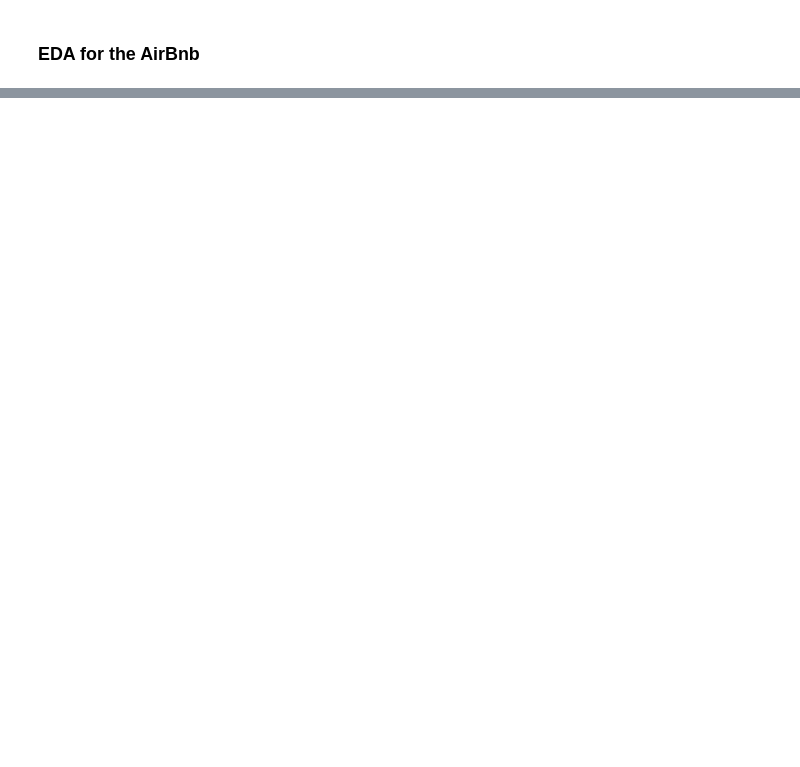
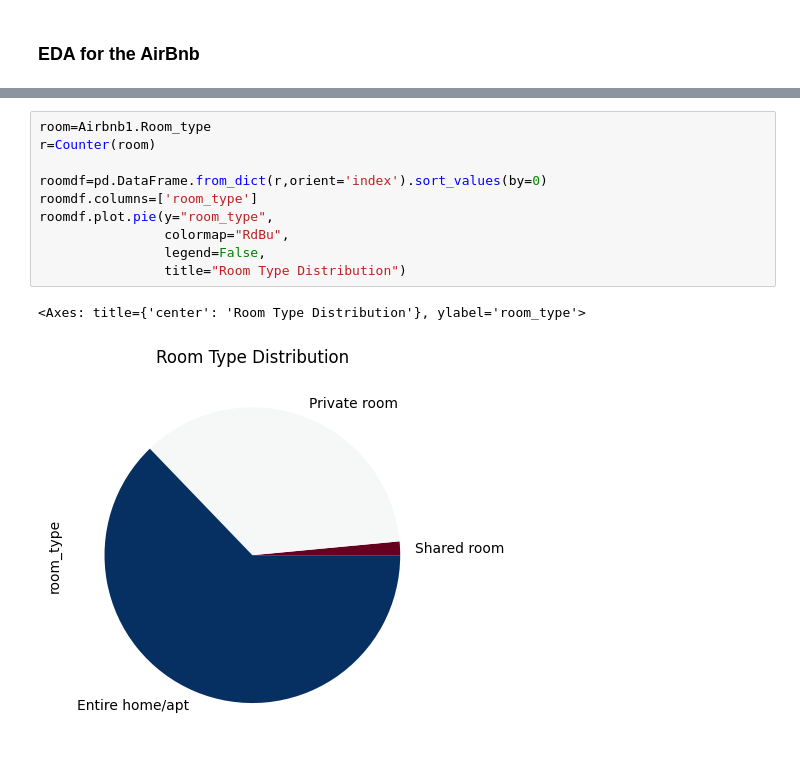
Before and after one commit to Narennrs1/Airbnb_data_analysis, a Jupyter notebook: airbnb.ipynb, the cells around one changed output, grey strips where cells are left out. Cells and saved outputs as stored; diff of their text form; blank space fills up the shorter version.

```diff
--- a/airbnb.ipynb
+++ b/airbnb.ipynb
@@ -199,0 +203,13 @@ cct_df
+# %%
+room=Airbnb1.Room_type
+r=Counter(room)
+
+roomdf=pd.DataFrame.from_dict(r,orient='index').sort_values(by=0)
+roomdf.columns=['room_type']
+roomdf.plot.pie(y="room_type",
+                colormap="RdBu",
+                legend=False,
+                title="Room Type Distribution")
+# %% [output]
+<Axes: title={'center': 'Room Type Distribution'}, ylabel='room_type'>
+[figure, added]
```
Also changed, not shown: parts of 12 cells of this notebook.
